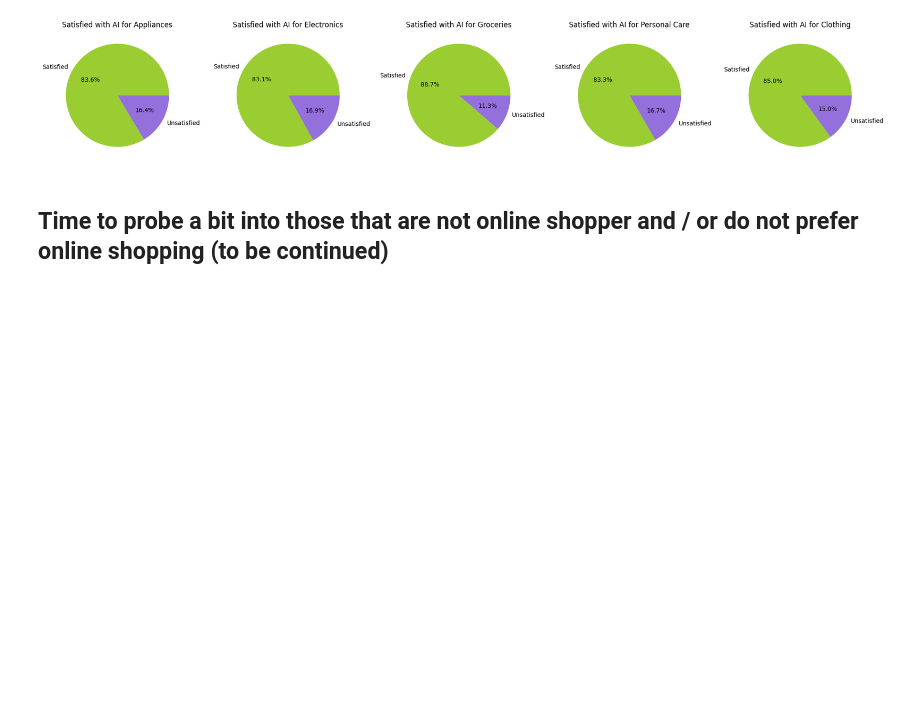
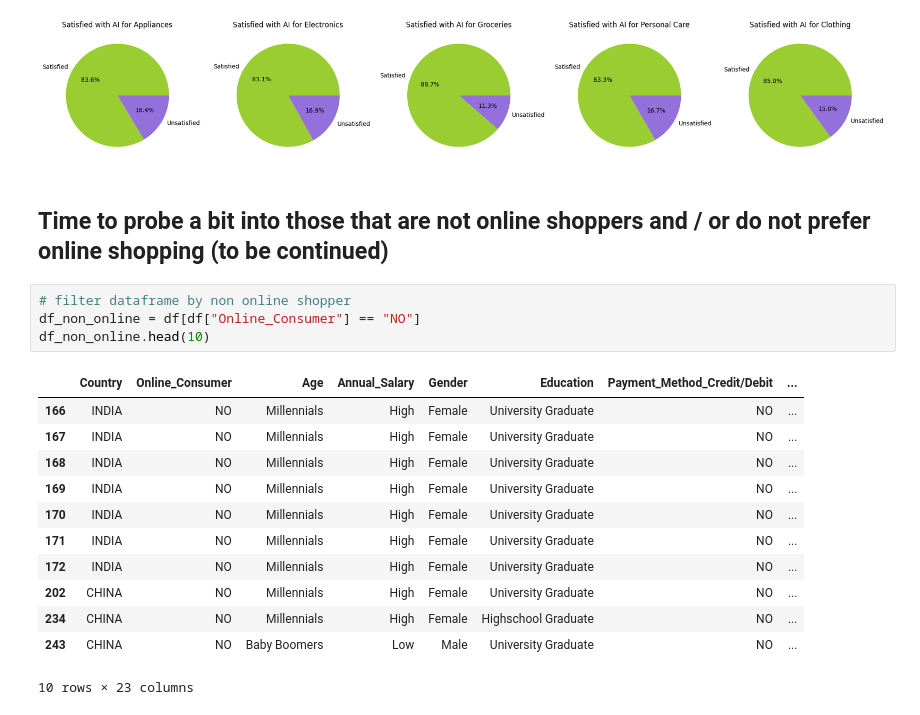
Before and after one commit to ridwankabeer435/DS_ML_Practice, a Jupyter notebook: Customer AI Satisfaction/customer-ai-satisfaction-exploration.ipynb, the cells around one changed output. Drawn from its saved outputs; the diff is of its cells as text; blank space fills up the shorter version.

```diff
--- a/Customer AI Satisfaction/customer-ai-satisfaction-exploration.ipynb
+++ b/Customer AI Satisfaction/customer-ai-satisfaction-exploration.ipynb
@@ -336,4 +336,21 @@ plt.show()
 # %% [output]
 [figure]
 # %% [markdown]
-## Time to probe a bit into those that are not online shopper and / or do not prefer online shopping (to be continued)
+## Time to probe a bit into those that are not online shoppers and / or do not prefer online shopping (to be continued)
+# %%
+# filter dataframe by non online shopper
+df_non_online = df[df["Online_Consumer"] == "NO"]
+df_non_online.head(10)
+# %% [output]
+|  | Country | Online_Consumer | Age | Annual_Salary | Gender | Education | Payment_Method_Credit/Debit | ... |
+| 166 | INDIA | NO | Millennials | High | Female | University Graduate | NO | ... |
+| 167 | INDIA | NO | Millennials | High | Female | University Graduate | NO | ... |
+| 168 | INDIA | NO | Millennials | High | Female | University Graduate | NO | ... |
+| 169 | INDIA | NO | Millennials | High | Female | University Graduate | NO | ... |
+| 170 | INDIA | NO | Millennials | High | Female | University Graduate | NO | ... |
+| 171 | INDIA | NO | Millennials | High | Female | University Graduate | NO | ... |
+| 172 | INDIA | NO | Millennials | High | Female | University Graduate | NO | ... |
+| 202 | CHINA | NO | Millennials | High | Female | University Graduate | NO | ... |
+| 234 | CHINA | NO | Millennials | High | Female | Highschool Graduate | NO | ... |
+| 243 | CHINA | NO | Baby Boomers | Low | Male | University Graduate | NO | ... |
+10 rows × 23 columns
```
Also changed, not shown: parts of 6 cells of this notebook.
